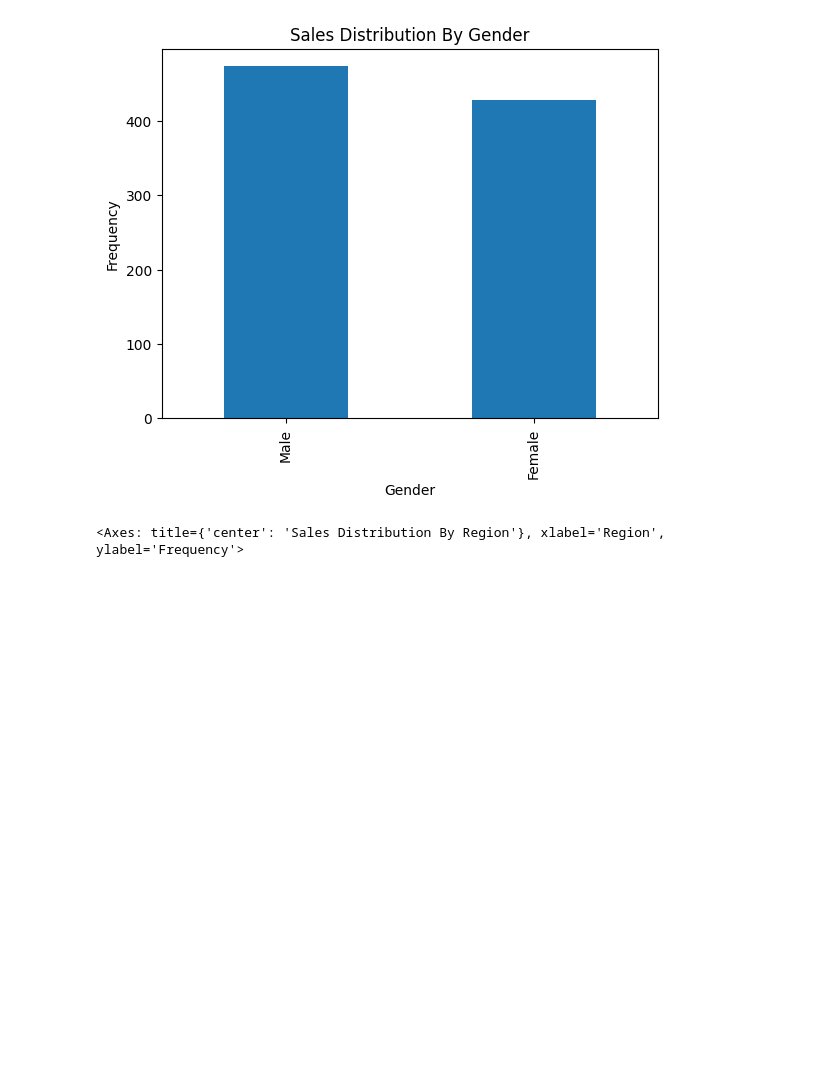
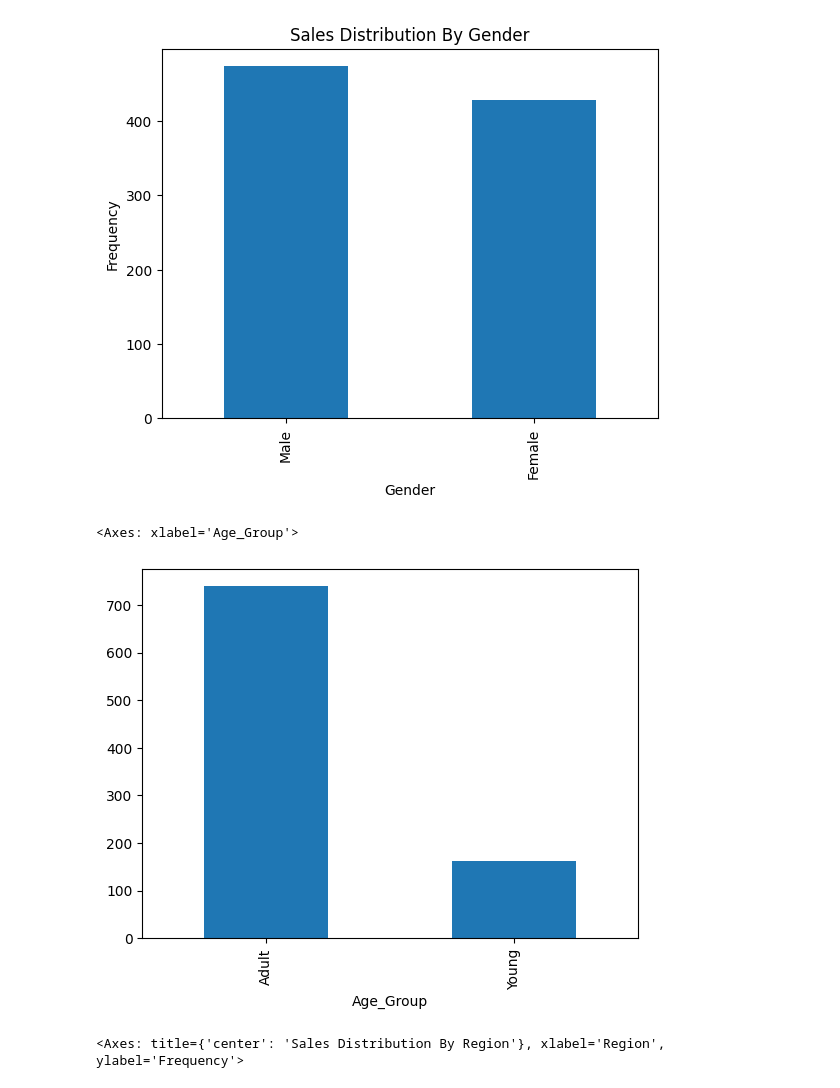
Before and after one commit to abrehamashebir/GO2COD_DS_03, a Jupyter notebook: notebook/telecom_sales.ipynb, the cells around one changed output. Drawn from its saved outputs; the diff is of its cells as text; code cells hidden in the pictures; blank space fills up the shorter version.

```diff
--- a/notebook/telecom_sales.ipynb
+++ b/notebook/telecom_sales.ipynb
@@ -178,0 +181,8 @@ sns.pairplot(df[['Unit Price',	'Quantity',	'Total Price' ]])
+# %%
+def group_age(age):
+    if age <= 30:
+        return 'Young'
+    else:
+        return 'Adult'
+
+df['Age_Group'] = df['Age'].apply(lambda x: group_age(x))
@@ -207,6 +233,13 @@ gender.plot(kind='bar', xlabel='Gender', ylabel='Frequency', title='Sales Distri
 # %% [output]
 <Axes: title={'center': 'Sales Distribution By Gender'}, xlabel='Gender', ylabel='Frequency'>
 [figure]
+# %%
+
+
+df['Age_Group'].value_counts().plot(kind='bar')
+# %% [output]
+<Axes: xlabel='Age_Group'>
+[figure, added]
 # %%
 region.plot(kind='bar', xlabel='Region', ylabel='Frequency', title='Sales Distribution By Region' )
 # %% [output]
```
Also changed, not shown: parts of 4 cells of this notebook.
